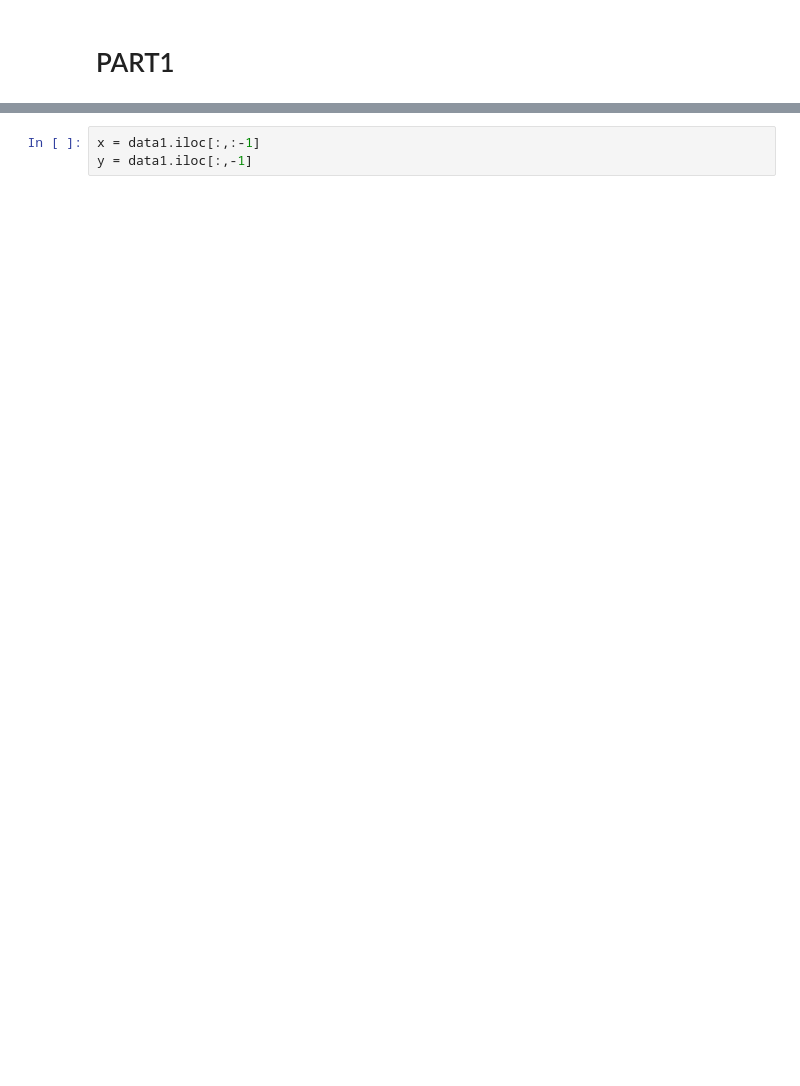
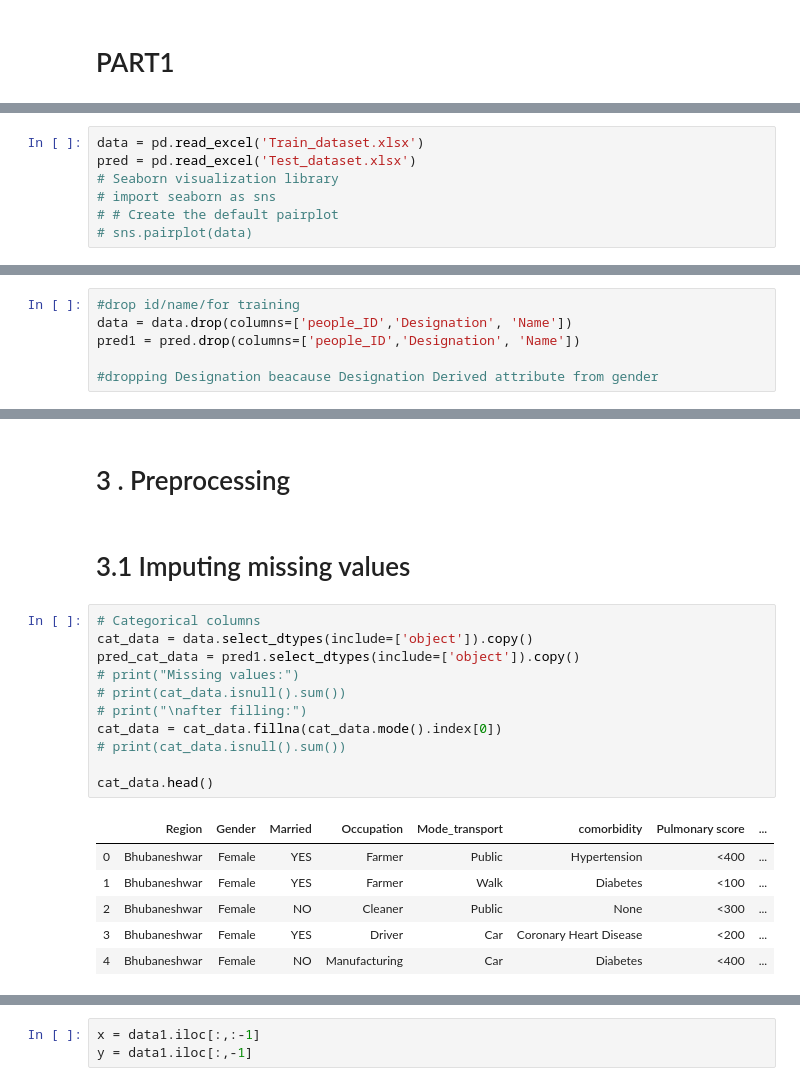
Before and after one commit to samarth0174/covid-19pred, a Jupyter notebook: part1.ipynb, the cells around one changed output, grey strips where cells are left out. Saved outputs shown, nothing was run; the diff lists cells and outputs as text; blank space fills up the shorter version.

```diff
--- a/part1.ipynb
+++ b/part1.ipynb
@@ -191,0 +16,7 @@ Name: 12, dtype: float64
+# %%
+data = pd.read_excel('Train_dataset.xlsx')
+pred = pd.read_excel('Test_dataset.xlsx')
+# Seaborn visualization library
+# import seaborn as sns
+# # Create the default pairplot
+# sns.pairplot(data)
@@ -191,0 +47,6 @@ Name: 12, dtype: float64
+# %%
+#drop id/name/for training
+data = data.drop(columns=['people_ID','Designation', 'Name'])
+pred1 = pred.drop(columns=['people_ID','Designation', 'Name'])
+
+#dropping Designation beacause Designation Derived attribute from gender
@@ -191,0 +72,22 @@ Name: 12, dtype: float64
+# %% [markdown]
+# 3 . Preprocessing
+# %% [markdown]
+# 3.1 Imputing missing values
+# %%
+# Categorical columns
+cat_data = data.select_dtypes(include=['object']).copy()
+pred_cat_data = pred1.select_dtypes(include=['object']).copy()
+# print("Missing values:")
+# print(cat_data.isnull().sum())
+# print("\nafter filling:")
+cat_data = cat_data.fillna(cat_data.mode().index[0])
+# print(cat_data.isnull().sum())
+
+cat_data.head()
+# %% [output]
+|  | Region | Gender | Married | Occupation | Mode_transport | comorbidity | Pulmonary score | ... |
+| 0 | Bhubaneshwar | Female | YES | Farmer | Public | Hypertension | <400 | ... |
+| 1 | Bhubaneshwar | Female | YES | Farmer | Walk | Diabetes | <100 | ... |
+| 2 | Bhubaneshwar | Female | NO | Cleaner | Public | None | <300 | ... |
+| 3 | Bhubaneshwar | Female | YES | Driver | Car | Coronary Heart Disease | <200 | ... |
+| 4 | Bhubaneshwar | Female | NO | Manufacturing | Car | Diabetes | <400 | ... |
```
Also changed, not shown: parts of 66 cells of this notebook.
